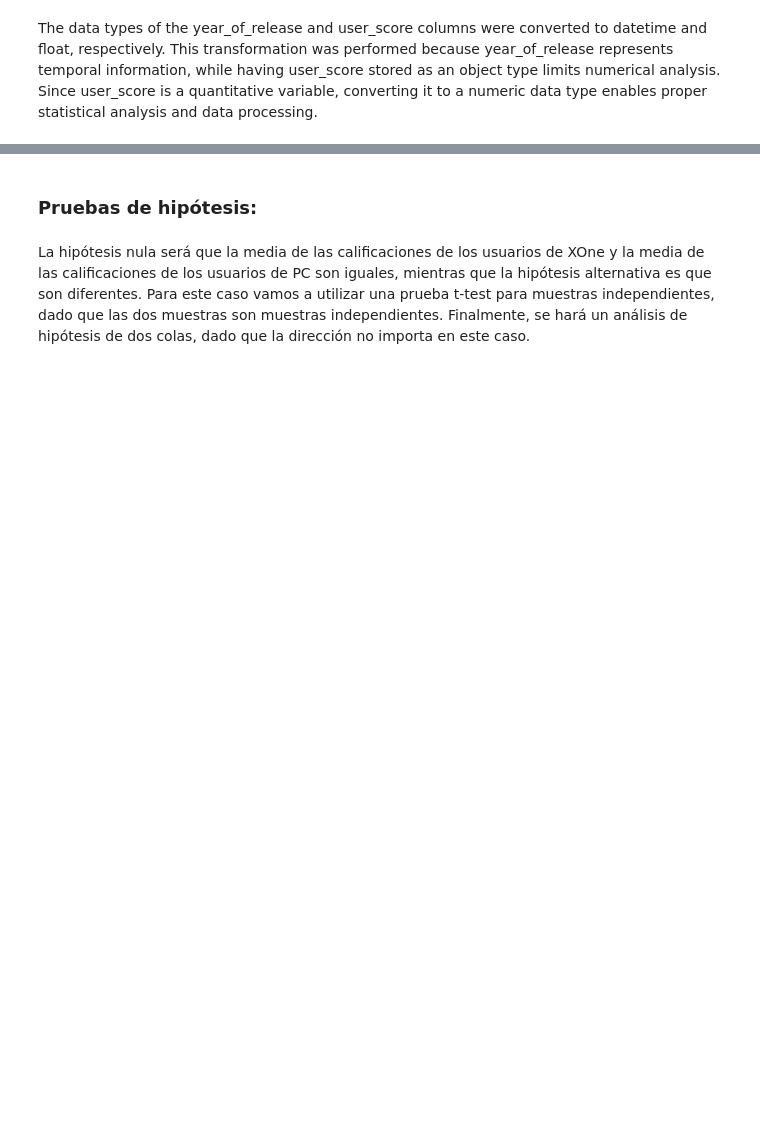
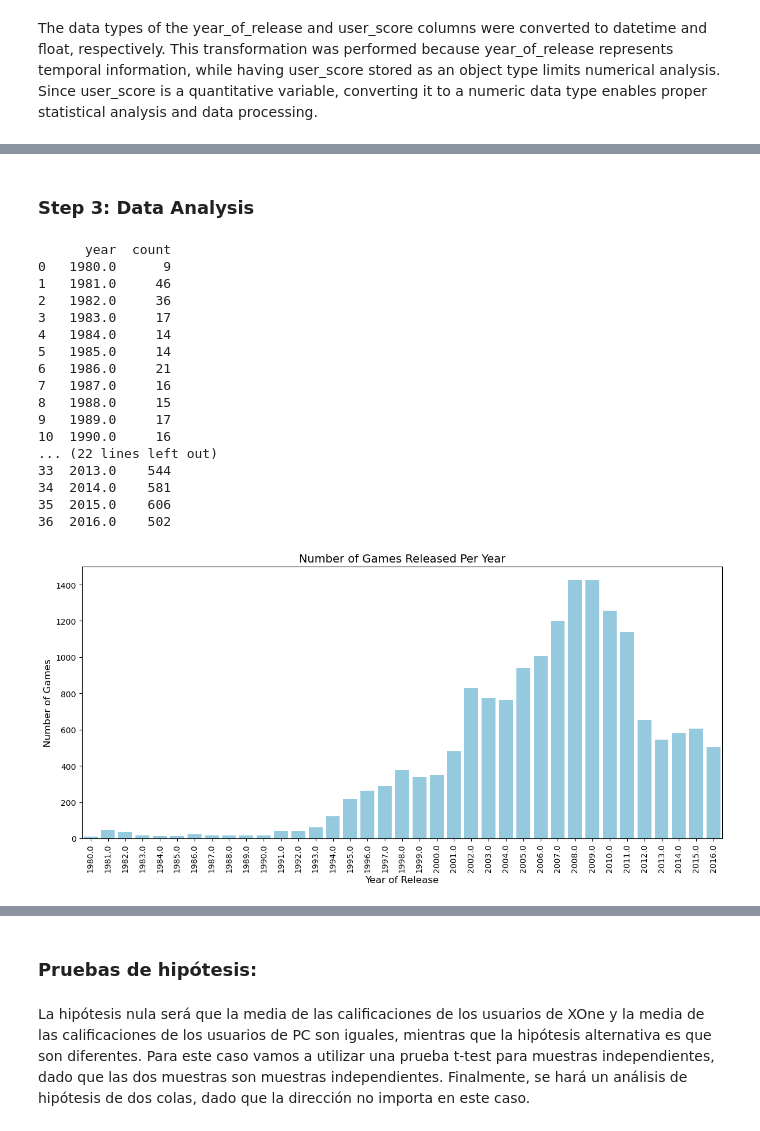
Before and after one commit to JuanPuentes25/video-game-sales-analysis, a Jupyter notebook: Videogames.ipynb, the cells around one changed output, grey strips where cells are left out. Cells and saved outputs as stored; diff of their text form; code cells hidden in the pictures; blank space fills up the shorter version.

```diff
--- a/Videogames.ipynb
+++ b/Videogames.ipynb
@@ -9,5 +14,5 @@ import seaborn as sns
 # %%
-games = pd.read_csv("/datasets/games.csv")
+games = pd.read_csv("games.csv")
 print(games.info())
 print()
 print(games.head())
@@ -49,9 +54,20 @@ print(games.head())
 3     10.93      3.28         2.95          80.0          8      E
 4      8.89     10.22         1.00           NaN        NaN    NaN
 # %%
-games["year_of_release"] = pd.to_datetime(games["year_of_release"].astype('Int64'),format="%Y",errors="coerce")
-games["user_score"] = pd.to_numeric(games["user_score"], errors="coerce")
-print(games.info())
+# Convert columns to appropriate data types
+games = games.assign(
+    year_of_release=pd.to_datetime(
+        games["year_of_release"],
+        format="%Y",
+        errors="coerce"
+    ),
+    user_score=pd.to_numeric(
+        games["user_score"],
+        errors="coerce"
+    )
+)
+
+games.info()
 # %% [output]
 <class 'pandas.core.frame.DataFrame'>
 RangeIndex: 16715 entries, 0 to 16714
@@ -613,0 +162,44 @@ Como sugerencia, podrías agregar una visualización comparativa (por ejemplo, u
+# %% [markdown]
+### Step 3: Data Analysis
+# %%
+# Extract year from the release date
+games["year"] = games["year_of_release"].dt.year
+
+# Aggregate the number of games released per year
+games_by_year = (
+    games.groupby("year")
+    .size()
+    .reset_index(name="count")
+)
+
+# Display the aggregated data
+print(games_by_year)
+
+# Plot the number of games released per year
+plt.figure(figsize=(12, 6))
+sns.barplot(data=games_by_year, x="year", y="count", color="skyblue")
+plt.xticks(rotation=90)
+plt.title("Number of Games Released Per Year", fontsize=14)
+plt.ylabel("Number of Games", fontsize=12)
+plt.xlabel("Year of Release", fontsize=12)
+plt.tight_layout()  # Ensure labels are fully visible
+plt.show()
+# %% [output]
+      year  count
+0   1980.0      9
+1   1981.0     46
+2   1982.0     36
+3   1983.0     17
+4   1984.0     14
+5   1985.0     14
+6   1986.0     21
+7   1987.0     16
+8   1988.0     15
+9   1989.0     17
+10  1990.0     16
+... (22 lines left out)
+33  2013.0    544
+34  2014.0    581
+35  2015.0    606
+36  2016.0    502
+[figure, added]
```
Also changed, not shown: parts of 103 cells of this notebook.
